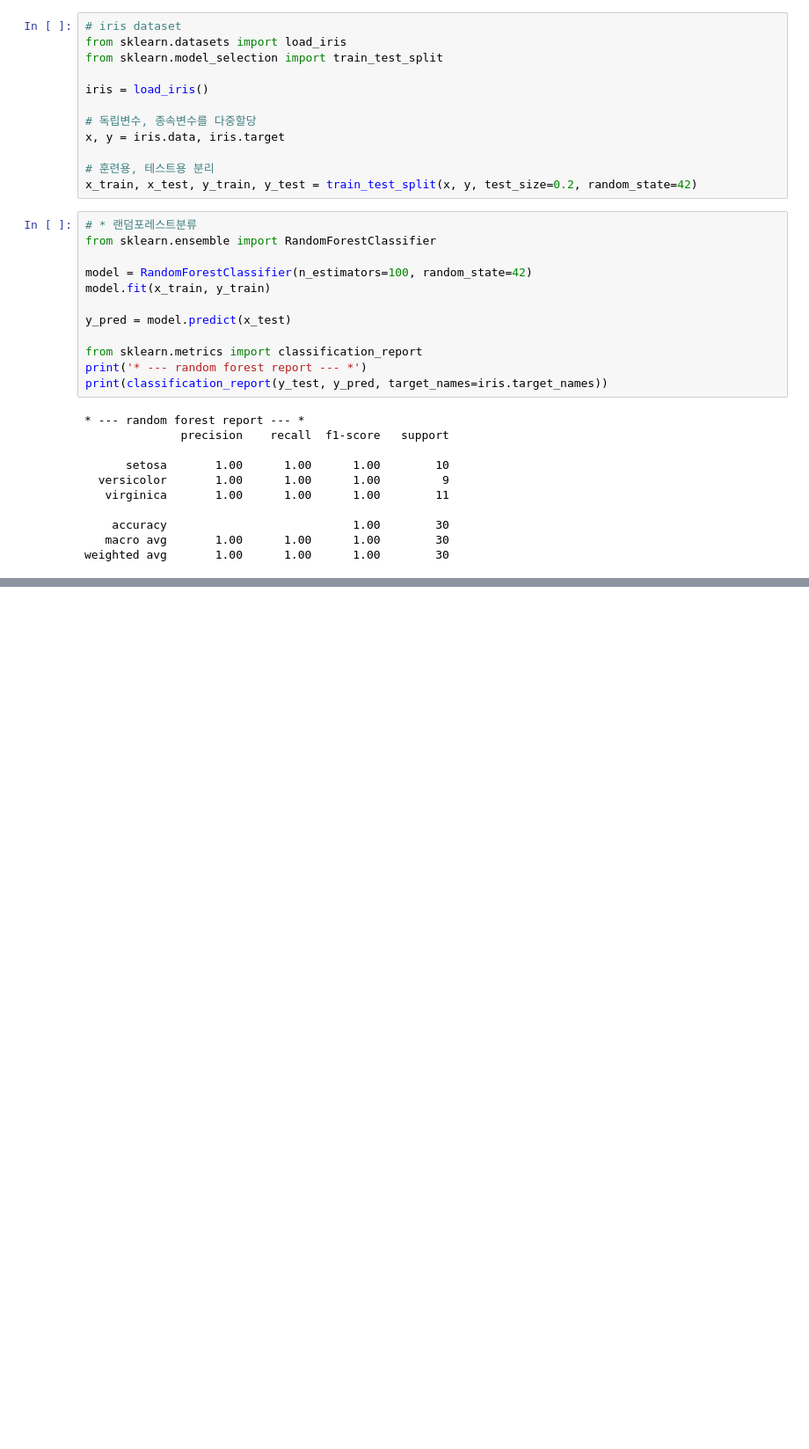
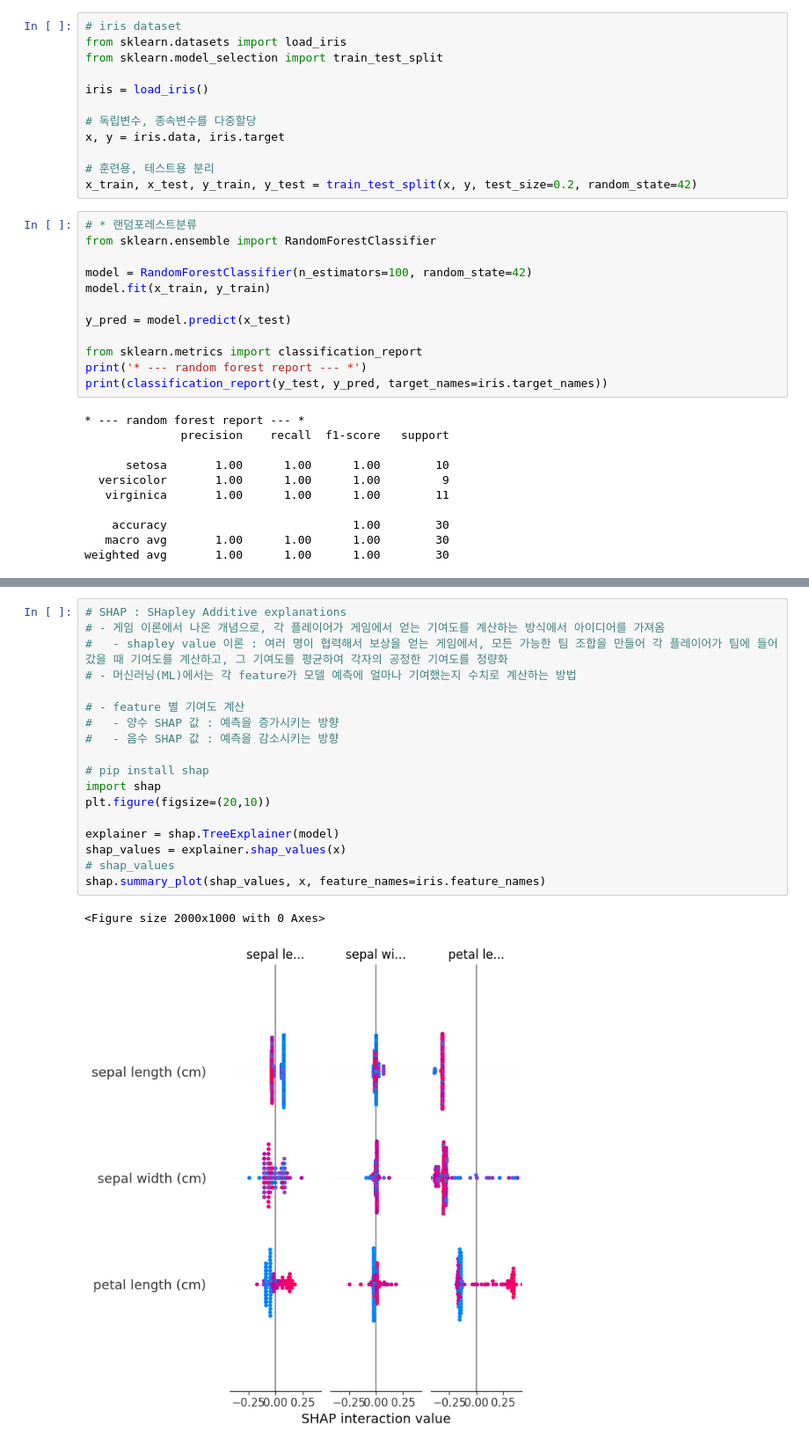
Before and after one commit to sjlimiei25/AI-Prediction, a Jupyter notebook: 7_RandomForest_Classifier.ipynb, the cells around one changed output, grey strips where cells are left out. Shown: that part at 88% size. Cells and saved outputs as stored; diff of their text form; blank space fills up the shorter version.

```diff
--- a/7_RandomForest_Classifier.ipynb
+++ b/7_RandomForest_Classifier.ipynb
@@ -80,0 +147,21 @@ weighted avg       1.00      1.00      1.00        30
+# %%
+# SHAP : SHapley Additive explanations
+# - 게임 이론에서 나온 개념으로, 각 플레이어가 게임에서 얻는 기여도를 계산하는 방식에서 아이디어를 가져옴
+#   - shapley value 이론 : 여러 명이 협력해서 보상을 얻는 게임에서, 모든 가능한 팀 조합을 만들어 각 플레이어가 팀에 들어갔을 때 기여도를 계산하고, 그 기여도를 평균하여 각자의 공정한 기여도를 정량화
+# - 머신러닝(ML)에서는 각 feature가 모델 예측에 얼마나 기여했는지 수치로 계산하는 방법
+
+# - feature 별 기여도 계산
+#   - 양수 SHAP 값 : 예측을 증가시키는 방향
+#   - 음수 SHAP 값 : 예측을 감소시키는 방향
+
+# pip install shap
+import shap
+plt.figure(figsize=(20,10))
+
+explainer = shap.TreeExplainer(model)
+shap_values = explainer.shap_values(x)
+# shap_values
+shap.summary_plot(shap_values, x, feature_names=iris.feature_names)
+# %% [output]
+<Figure size 2000x1000 with 0 Axes>
+[figure, added]
```
Also changed, not shown: parts of 2 cells of this notebook.
